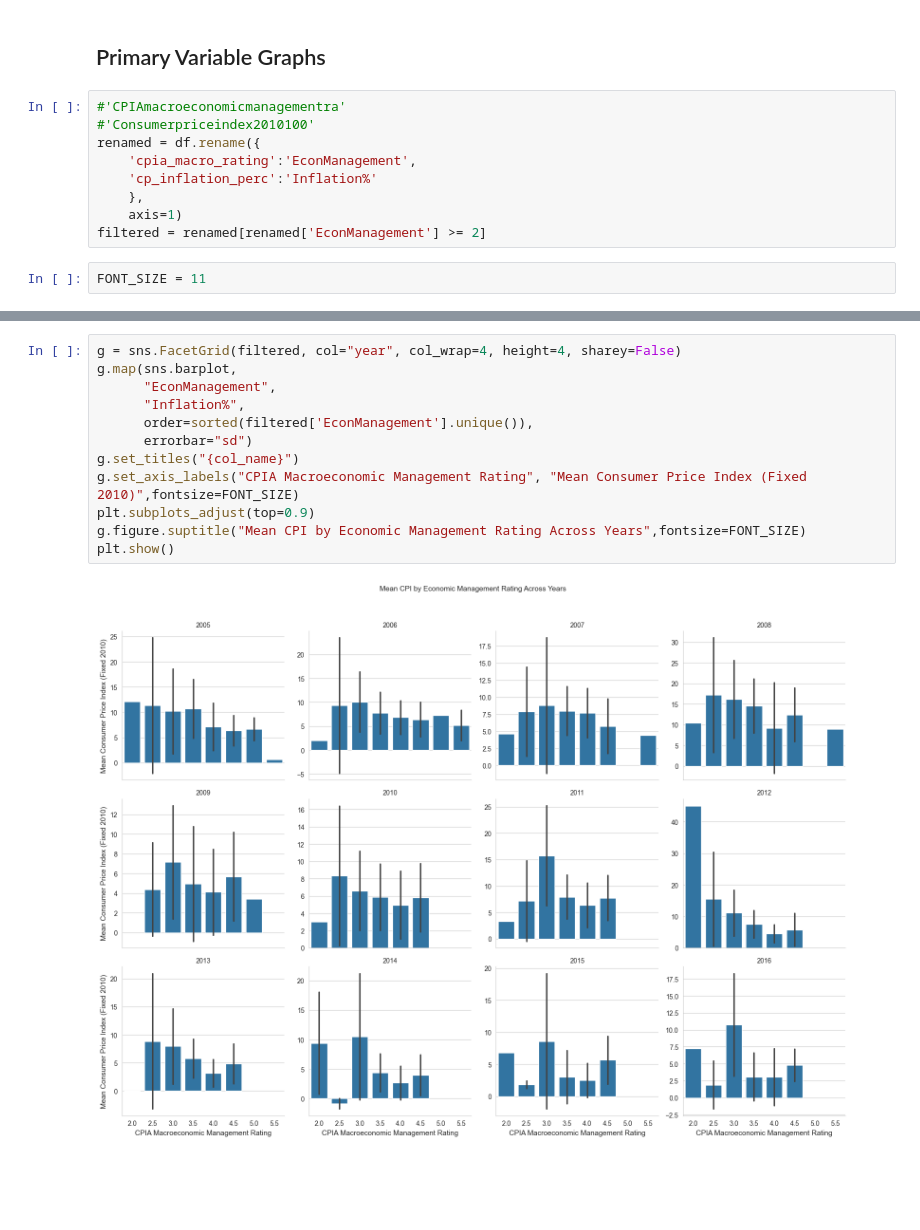
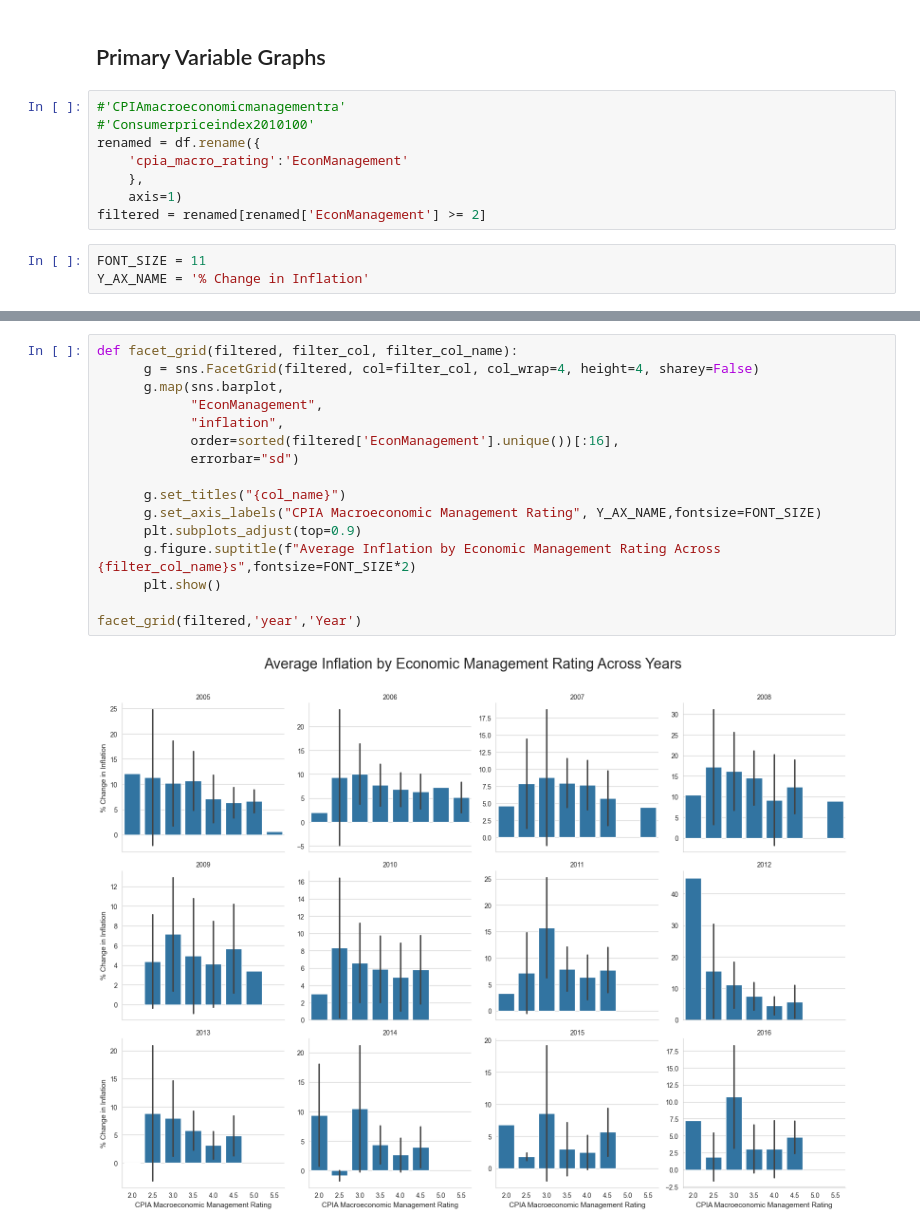
Before and after one commit to JoeyRussoniello/the-nexus-of-macroeconomic-policy-on-inflation, a Jupyter notebook: Python/python_visuals.ipynb, the cells around one changed output, grey strips where cells are left out. Drawn from its saved outputs; the diff is of its cells as text; blank space fills up the shorter version.

```diff
--- a/Python/python_visuals.ipynb
+++ b/Python/python_visuals.ipynb
@@ -45,13 +92,13 @@ heatmap(cov,"Covariance Matrix",annot=False)
 #'CPIAmacroeconomicmanagementra'
 #'Consumerpriceindex2010100'
 renamed = df.rename({
-    'cpia_macro_rating':'EconManagement',
-    'cp_inflation_perc':'Inflation%'
+    'cpia_macro_rating':'EconManagement'
     },
     axis=1)
 filtered = renamed[renamed['EconManagement'] >= 2]
 # %%
 FONT_SIZE = 11
+Y_AX_NAME = '% Change in Inflation'
 # %%
 plt.figure(figsize=(10,6))
 sns.set_palette('light:b')
@@ -103,14 +150,18 @@ plt.show()
 # %%
-g = sns.FacetGrid(filtered, col="year", col_wrap=4, height=4, sharey=False)
-g.map(sns.barplot,
-      "EconManagement",
-      "Inflation%",
-      order=sorted(filtered['EconManagement'].unique()),
-      errorbar="sd")
-g.set_titles("{col_name}")
-g.set_axis_labels("CPIA Macroeconomic Management Rating", "Mean Consumer Price Index (Fixed 2010)",fontsize=FONT_SIZE)
-plt.subplots_adjust(top=0.9)
-g.figure.suptitle("Mean CPI by Economic Management Rating Across Years",fontsize=FONT_SIZE)
-plt.show()
+def facet_grid(filtered, filter_col, filter_col_name):
+      g = sns.FacetGrid(filtered, col=filter_col, col_wrap=4, height=4, sharey=False)
+      g.map(sns.barplot,
+            "EconManagement",
+            "inflation",
+            order=sorted(filtered['EconManagement'].unique())[:16],
+            errorbar="sd")
+
+      g.set_titles("{col_name}")
+      g.set_axis_labels("CPIA Macroeconomic Management Rating", Y_AX_NAME,fontsize=FONT_SIZE)
+      plt.subplots_adjust(top=0.9)
+      g.figure.suptitle(f"Average Inflation by Economic Management Rating Across {filter_col_name}s",fontsize=FONT_SIZE*2)
+      plt.show()
+
+facet_grid(filtered,'year','Year')
 # %% [output]
-[figure, old version]
+[figure, new version]
```
Also changed, not shown: parts of 9 cells of this notebook, 3 other files.
